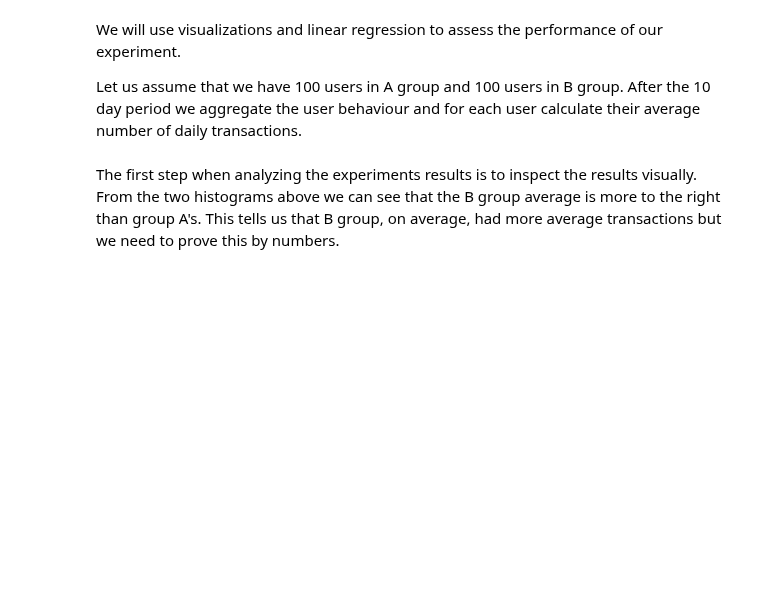
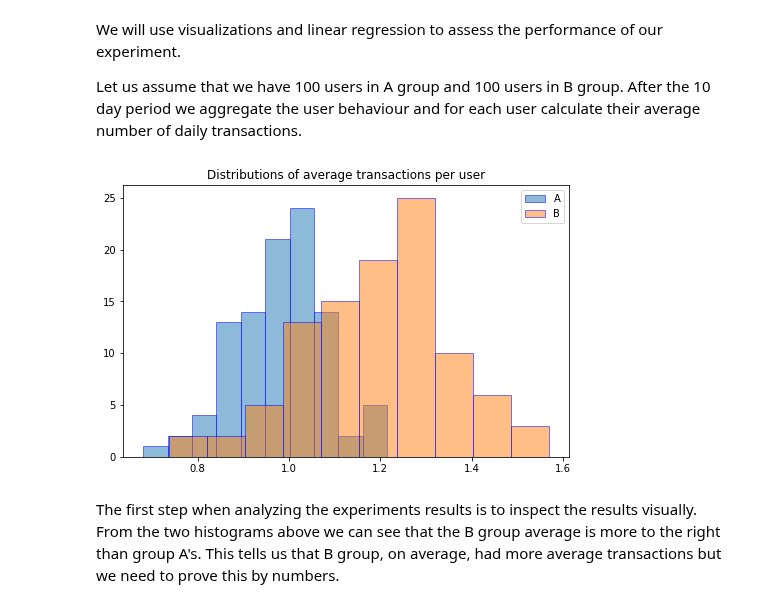
Before and after one commit to Eligijus112/revolut-churn-exploration, a Jupyter notebook: Revolut-churn.ipynb, the cells around one changed output. Cells and saved outputs as stored; diff of their text form; code cells hidden in the pictures; blank space fills up the shorter version.

```diff
--- a/Revolut-churn.ipynb
+++ b/Revolut-churn.ipynb
@@ -806,17 +858,20 @@ Let us assume that we have 100 users in A group and 100 users in B group. After
 # %%
 # Defining the number of users
 n = 100
 
 # Simulation
 A = np.random.normal(1, 0.1, n).tolist()
 B = np.random.normal(1.2, 0.15, n).tolist()
 
 # Visualizing
 plt.figure(figsize=(8, 5))
 plt.hist(A, alpha=0.5, edgecolor='b', label='A')
 plt.hist(B, alpha=0.5, edgecolor='b', label='B')
+plt.title('Distributions of average transactions per user')
 plt.legend(loc='upper right')
 plt.show()
+# %% [output]
+[figure, added]
 # %% [markdown]
 The first step when analyzing the experiments results is to inspect the results visually. From the two histograms above we can see that the B group average is more to the right than group A's. This tells us that B group, on average, had more average transactions but we need to prove this by numbers.
 # %% [markdown]
```
Also changed, not shown: parts of 31 cells of this notebook, 2 other files.
